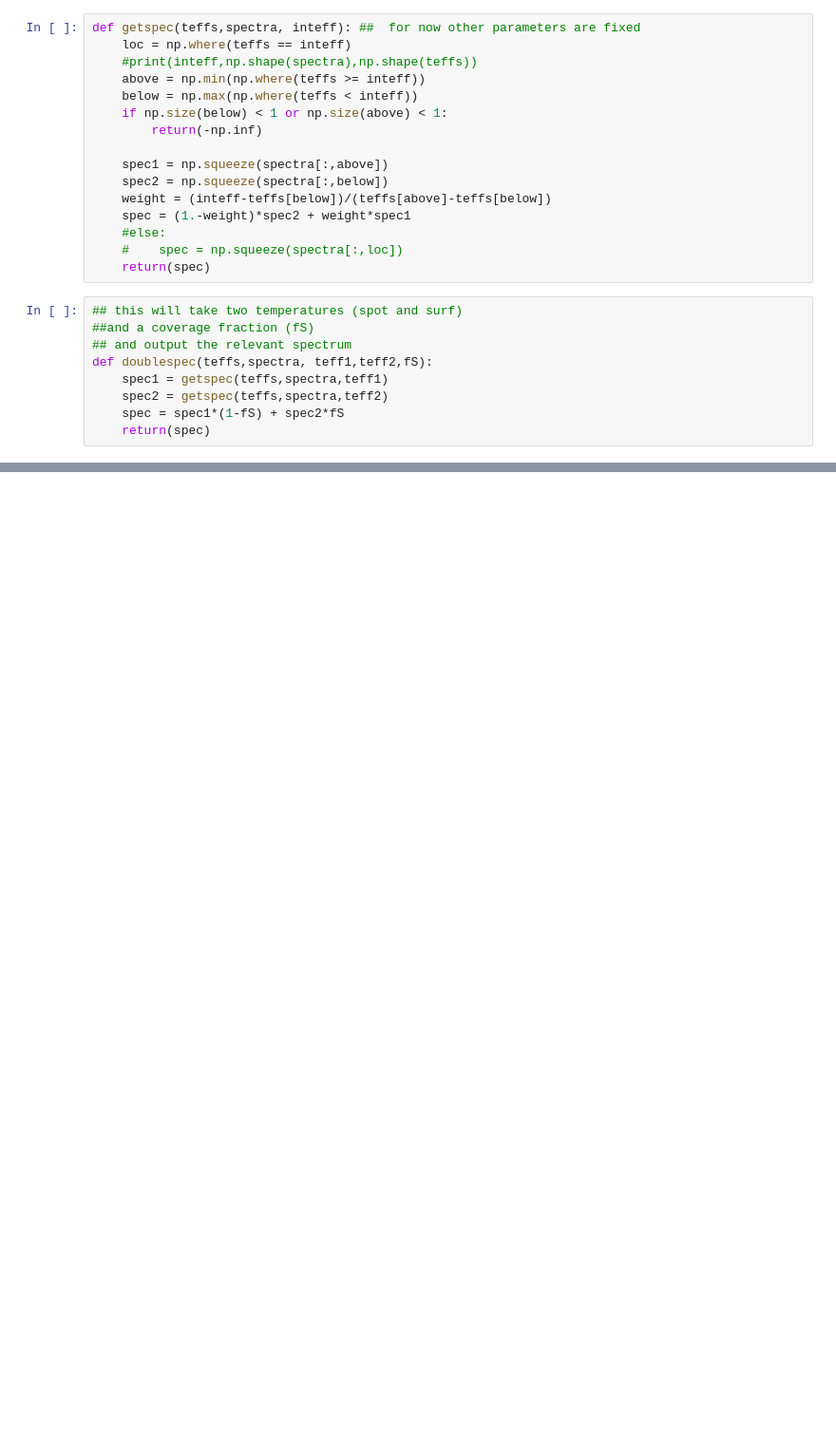
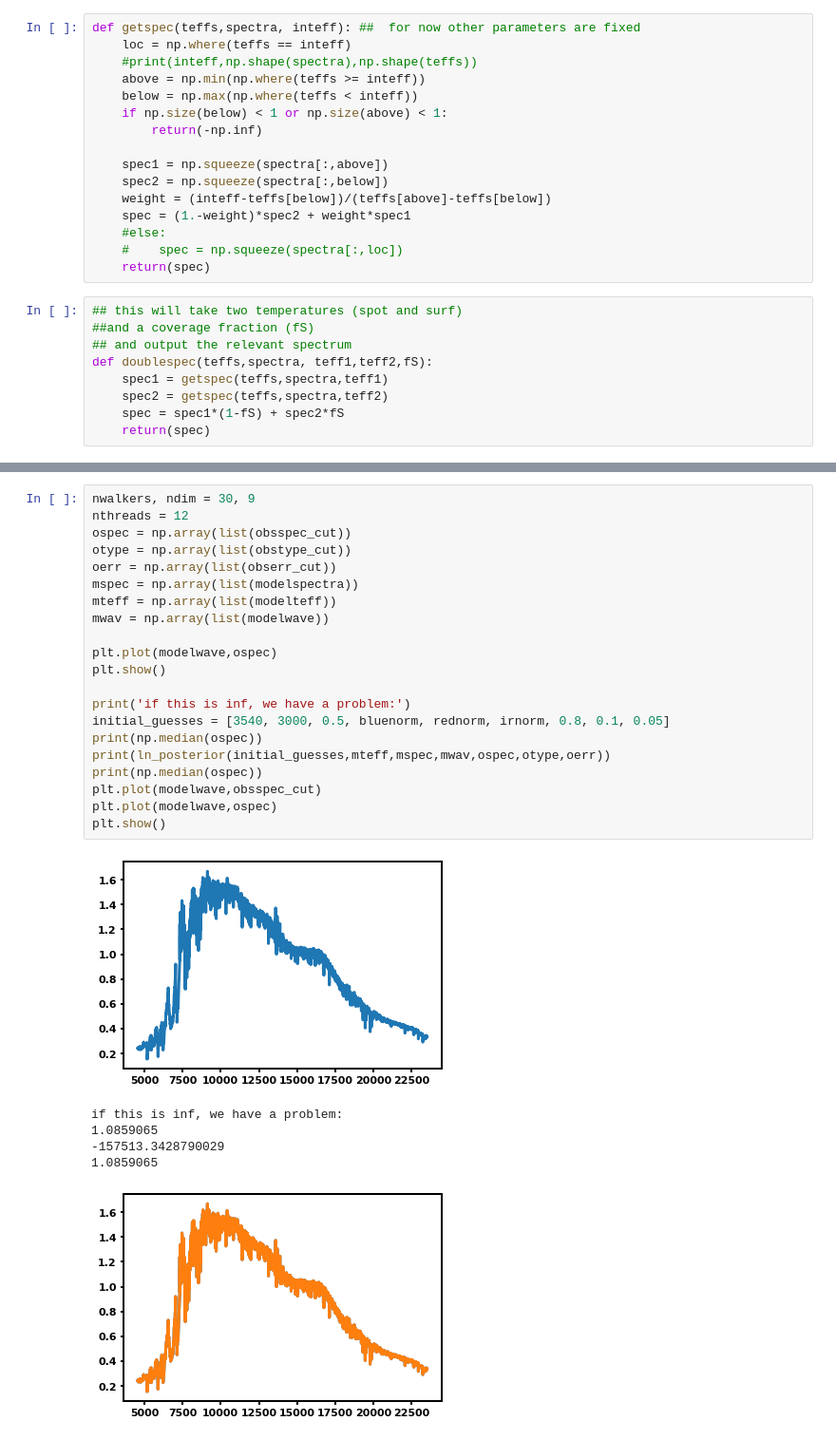
Before and after one commit to awmann/K233Spots, a Jupyter notebook: multi_spec_fit.ipynb, the cells around one changed output, grey strips where cells are left out. Shown at 95% size. Saved outputs shown, nothing was run; the diff lists cells and outputs as text; blank space fills up the shorter version.

```diff
--- a/multi_spec_fit.ipynb
+++ b/multi_spec_fit.ipynb
@@ -212,0 +263,28 @@ if this is inf, we have a problem:
+# %%
+nwalkers, ndim = 30, 9
+nthreads = 12
+ospec = np.array(list(obsspec_cut))
+otype = np.array(list(obstype_cut))
+oerr = np.array(list(obserr_cut))
+mspec = np.array(list(modelspectra))
+mteff = np.array(list(modelteff))
+mwav = np.array(list(modelwave))
+
+plt.plot(modelwave,ospec)
+plt.show()
+
+print('if this is inf, we have a problem:')
+initial_guesses = [3540, 3000, 0.5, bluenorm, rednorm, irnorm, 0.8, 0.1, 0.05]
+print(np.median(ospec))
+print(ln_posterior(initial_guesses,mteff,mspec,mwav,ospec,otype,oerr))
+print(np.median(ospec))
+plt.plot(modelwave,obsspec_cut)
+plt.plot(modelwave,ospec)
+plt.show()
+# %% [output]
+[figure, added]
+if this is inf, we have a problem:
+1.0859065
+-157513.3428790029
+1.0859065
+[figure, added]
```
Also changed, not shown: parts of 11 cells of this notebook, 2 other files.
